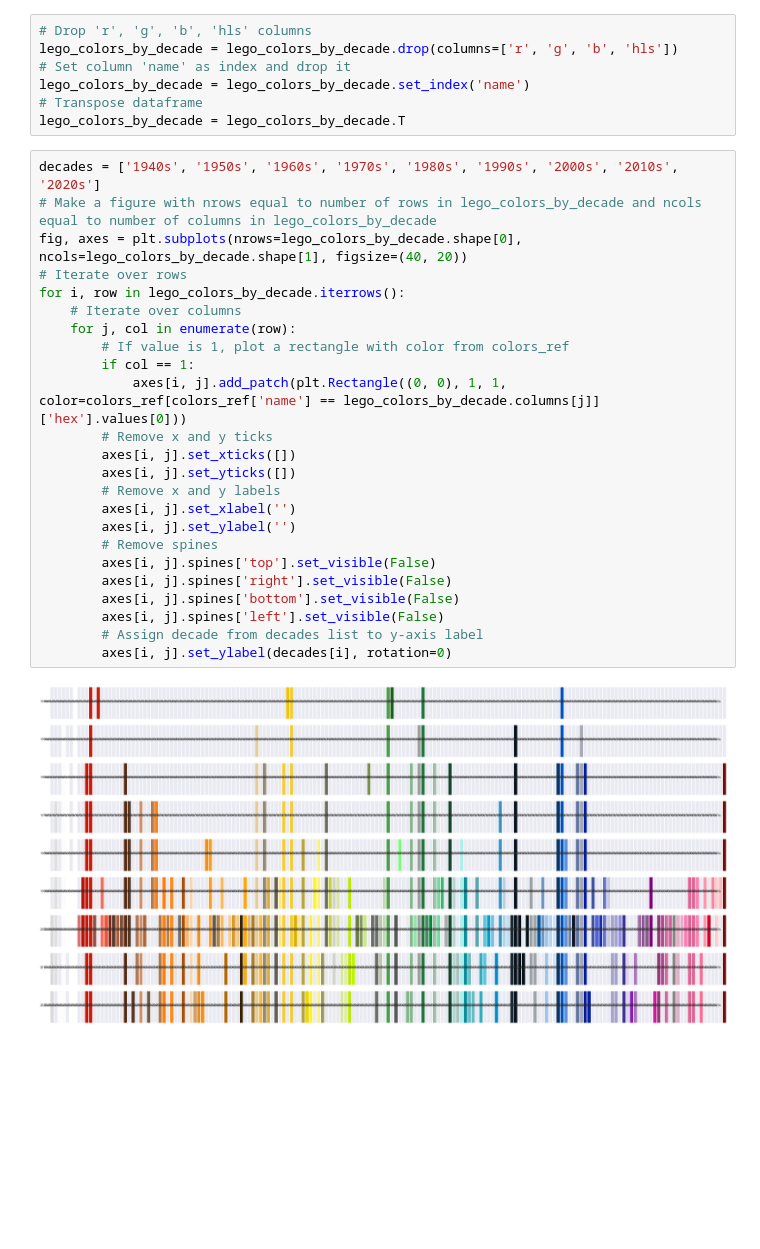
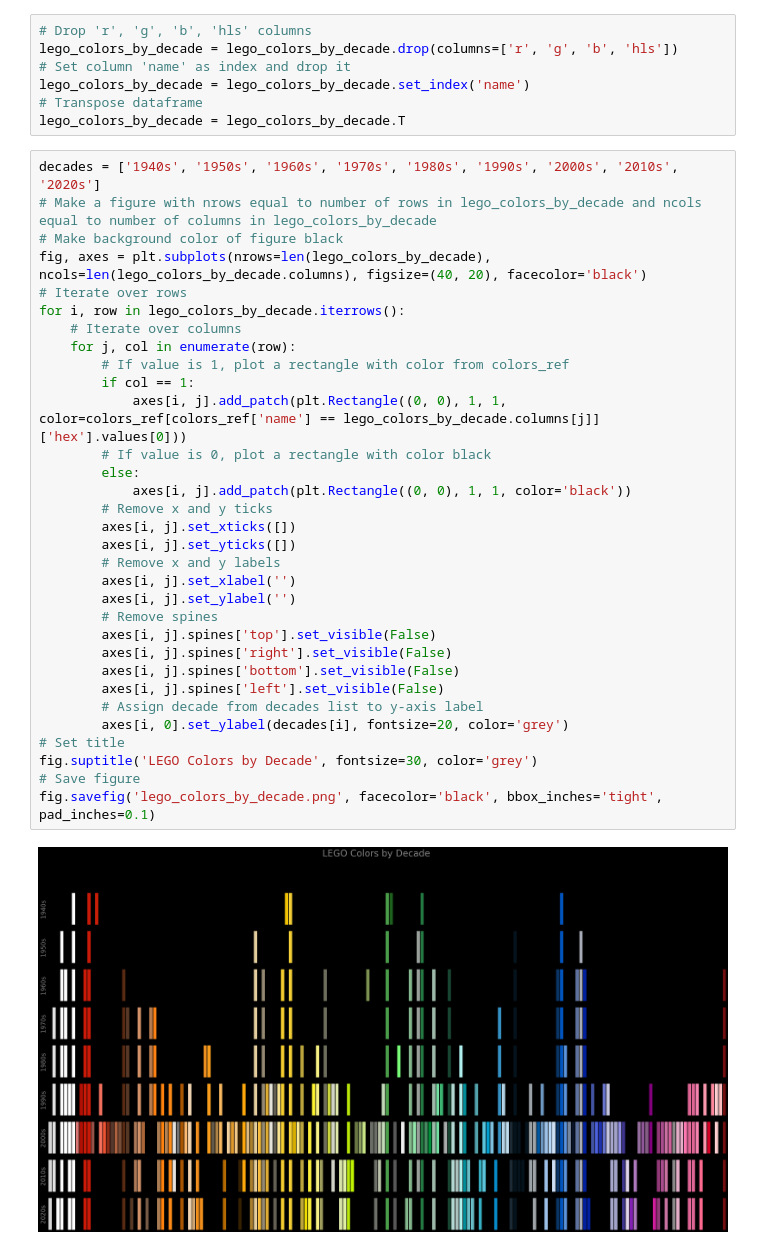
Before and after one commit to avoytkiv/MDSA-UofC, a Jupyter notebook: DATA605/04_datathon/colors_by_decade.ipynb, the cells around one changed output. Drawn from its saved outputs; the diff is of its cells as text; blank space fills up the shorter version.

Commit message:
Update colors_by_decade

```diff
--- a/DATA605/04_datathon/colors_by_decade.ipynb
+++ b/DATA605/04_datathon/colors_by_decade.ipynb
@@ -79,26 +79,34 @@ lego_colors_by_decade = lego_colors_by_decade.T
 # %%
 decades = ['1940s', '1950s', '1960s', '1970s', '1980s', '1990s', '2000s', '2010s', '2020s']
 # Make a figure with nrows equal to number of rows in lego_colors_by_decade and ncols equal to number of columns in lego_colors_by_decade
-fig, axes = plt.subplots(nrows=lego_colors_by_decade.shape[0], ncols=lego_colors_by_decade.shape[1], figsize=(40, 20))
+# Make background color of figure black
+fig, axes = plt.subplots(nrows=len(lego_colors_by_decade), ncols=len(lego_colors_by_decade.columns), figsize=(40, 20), facecolor='black')
 # Iterate over rows
 for i, row in lego_colors_by_decade.iterrows():
     # Iterate over columns
     for j, col in enumerate(row):
         # If value is 1, plot a rectangle with color from colors_ref
         if col == 1:
             axes[i, j].add_patch(plt.Rectangle((0, 0), 1, 1, color=colors_ref[colors_ref['name'] == lego_colors_by_decade.columns[j]]['hex'].values[0]))
+        # If value is 0, plot a rectangle with color black
+        else:
+            axes[i, j].add_patch(plt.Rectangle((0, 0), 1, 1, color='black'))
         # Remove x and y ticks
         axes[i, j].set_xticks([])
         axes[i, j].set_yticks([])
         # Remove x and y labels
         axes[i, j].set_xlabel('')
         axes[i, j].set_ylabel('')
         # Remove spines
         axes[i, j].spines['top'].set_visible(False)
         axes[i, j].spines['right'].set_visible(False)
         axes[i, j].spines['bottom'].set_visible(False)
         axes[i, j].spines['left'].set_visible(False)
         # Assign decade from decades list to y-axis label
-        axes[i, j].set_ylabel(decades[i], rotation=0)
+        axes[i, 0].set_ylabel(decades[i], fontsize=20, color='grey')
+# Set title
+fig.suptitle('LEGO Colors by Decade', fontsize=30, color='grey')
+# Save figure
+fig.savefig('lego_colors_by_decade.png', facecolor='black', bbox_inches='tight', pad_inches=0.1)
 # %% [output]
-[figure, old version]
+[figure, new version]
```
